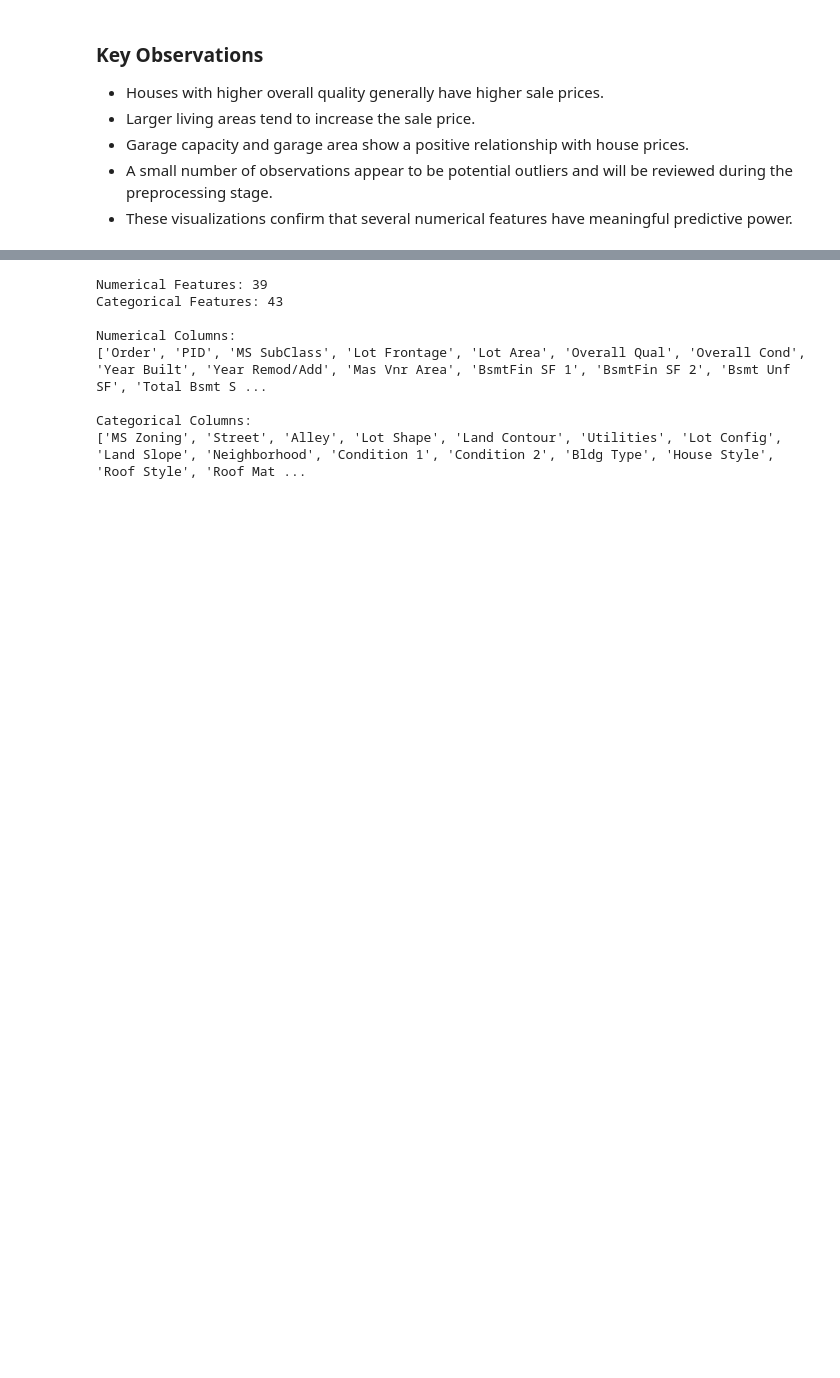
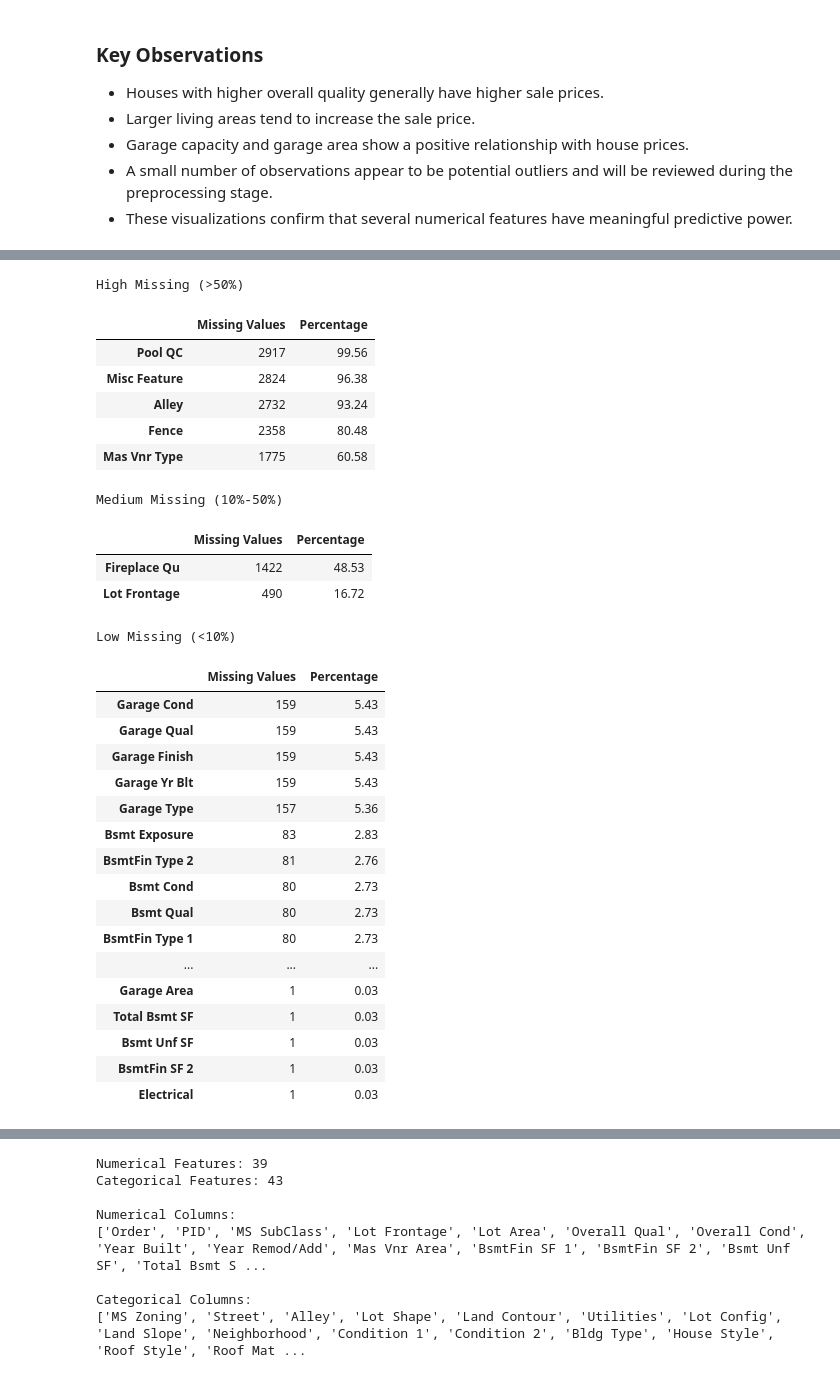
Before and after one commit to atika94/House-Price-Prediction, a Jupyter notebook: notebooks/House Price Prediction.ipynb, the cells around one changed output, grey strips where cells are left out. Cells and saved outputs as stored; diff of their text form; code cells hidden in the pictures; blank space fills up the shorter version.

Commit message:
feat: analyze missing values and define preprocessing strategy

```diff
--- a/notebooks/House Price Prediction.ipynb
+++ b/notebooks/House Price Prediction.ipynb
@@ -420,0 +433,54 @@ plt.show()
+# %%
+# Categorize missing values
+
+high_missing = missing_summary[
+    missing_summary["Percentage"] > 50
+]
+
+medium_missing = missing_summary[
+    (missing_summary["Percentage"] > 10) &
+    (missing_summary["Percentage"] <= 50)
+]
+
+low_missing = missing_summary[
+    missing_summary["Percentage"] <= 10
+]
+
+print("High Missing (>50%)")
+display(high_missing)
+
+print("\nMedium Missing (10%-50%)")
+display(medium_missing)
+
+print("\nLow Missing (<10%)")
+display(low_missing)
+# %% [output]
+High Missing (>50%)
+|  | Missing Values | Percentage |
+| Pool QC | 2917 | 99.56 |
+| Misc Feature | 2824 | 96.38 |
+| Alley | 2732 | 93.24 |
+| Fence | 2358 | 80.48 |
+| Mas Vnr Type | 1775 | 60.58 |
+Medium Missing (10%-50%)
+|  | Missing Values | Percentage |
+| Fireplace Qu | 1422 | 48.53 |
+| Lot Frontage | 490 | 16.72 |
+Low Missing (<10%)
+|  | Missing Values | Percentage |
+| Garage Cond | 159 | 5.43 |
+| Garage Qual | 159 | 5.43 |
+| Garage Finish | 159 | 5.43 |
+| Garage Yr Blt | 159 | 5.43 |
+| Garage Type | 157 | 5.36 |
+| Bsmt Exposure | 83 | 2.83 |
+| BsmtFin Type 2 | 81 | 2.76 |
+| Bsmt Cond | 80 | 2.73 |
+| Bsmt Qual | 80 | 2.73 |
+| BsmtFin Type 1 | 80 | 2.73 |
+| ... | ... | ... |
+| Garage Area | 1 | 0.03 |
+| Total Bsmt SF | 1 | 0.03 |
+| Bsmt Unf SF | 1 | 0.03 |
+| BsmtFin SF 2 | 1 | 0.03 |
+| Electrical | 1 | 0.03 |
```
Also changed, not shown: parts of 3 cells of this notebook.
